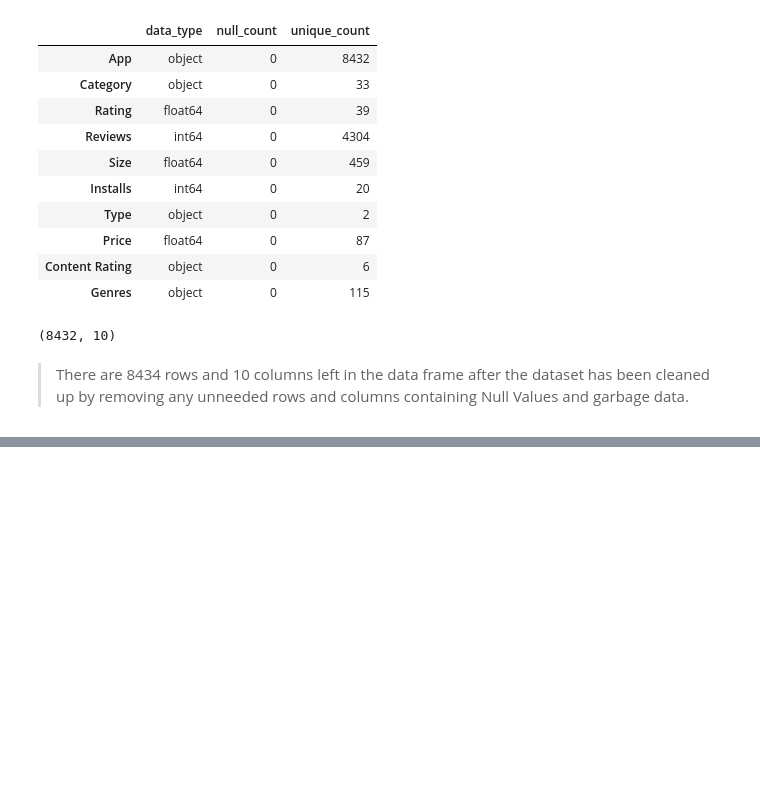
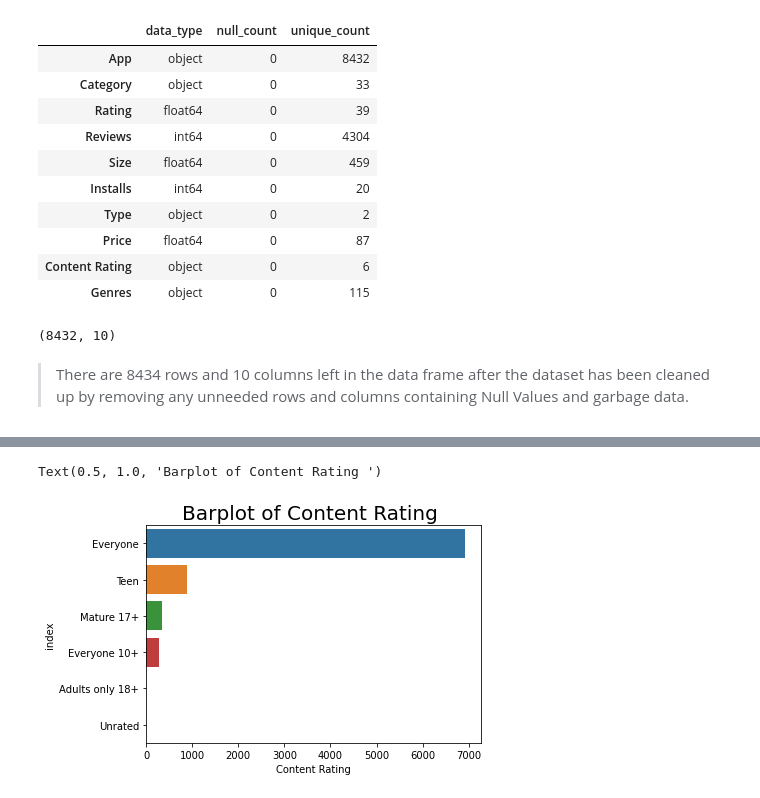
Before and after one commit to mdnawabali/Play-Store-App-Review, a Jupyter notebook: Play_Store_App_Review_Analysis_Capstone_Project.ipynb, the cells around one changed output, grey strips where cells are left out. Drawn from its saved outputs; the diff is of its cells as text; code cells hidden in the pictures; blank space fills up the shorter version.

```diff
--- a/Play_Store_App_Review_Analysis_Capstone_Project.ipynb
+++ b/Play_Store_App_Review_Analysis_Capstone_Project.ipynb
@@ -375,0 +493,10 @@ play_store_df.shape
+# %%
+#Content rating value counts
+value_c=play_store_df["Content Rating"].value_counts().reset_index()
+# %%
+#barplot of content rating value counts
+sns.barplot(x="Content Rating",y="index",data=value_c)
+plt.title("Barplot of Content Rating ",fontsize=20)
+# %% [output]
+Text(0.5, 1.0, 'Barplot of Content Rating ')
+[figure, added]
```
Also changed, not shown: parts of 80 cells of this notebook.
